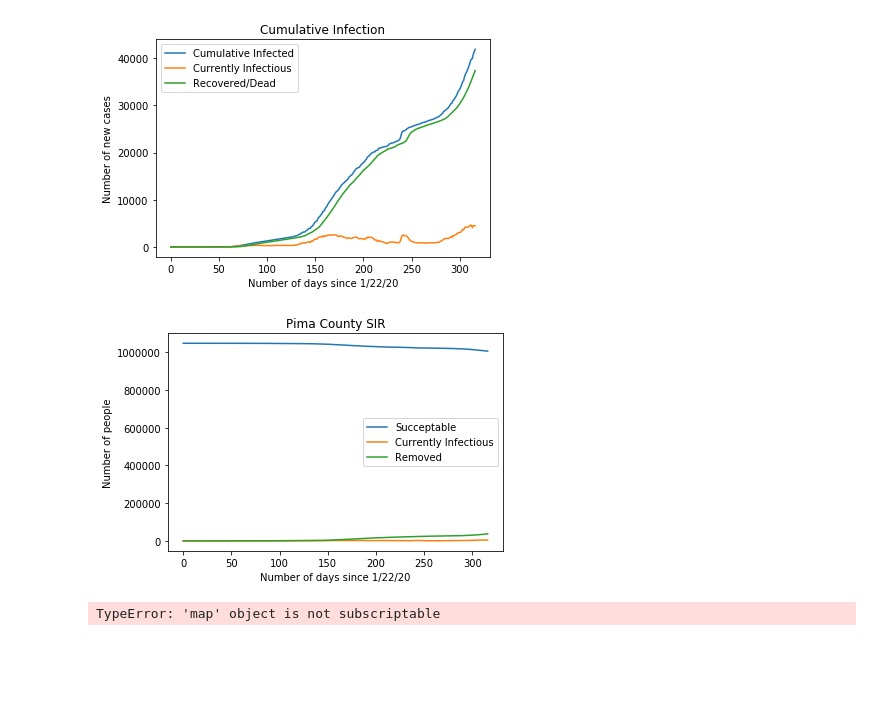
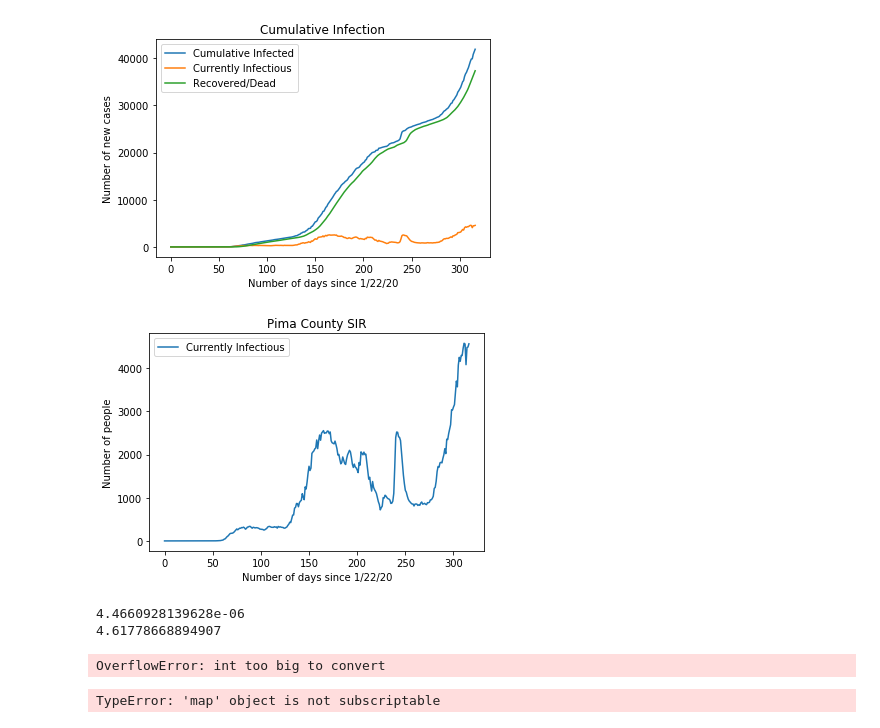
Before and after one commit to Rubalicious/vaccine-allocation, a Jupyter notebook: data kelsey.ipynb, the cells around one changed output. Drawn from its saved outputs; the diff is of its cells as text; code cells hidden in the pictures; blank space fills up the shorter version.

Commit message:
Update data kelsey with SIR fitting

```diff
--- a/data kelsey.ipynb
+++ b/data kelsey.ipynb
@@ -163,21 +162,83 @@ plt.show()
 # %%
 S = I.copy()
 S[0] = N_Pima
 
 for i in range(1, len(S)):
     S[i] = N_Pima - I[i]
 
-plt.plot(range(T), S, label='Succeptable' )
+#plt.plot(range(T), S, label='Succeptable' )
 plt.plot(range(T), I_c, label='Currently Infectious')
-plt.plot(range(T), R, label='Removed')
+#plt.plot(range(T), R, label='Removed')
 
 plt.title('Pima County SIR')
 plt.ylabel('Number of people')
 plt.xlabel('Number of days since '+timeseries[0])
 plt.legend()
 plt.show()
 # %% [output]
-[figure, old version]
+[figure, new version]
+# %%
+#SIR model fitting
+#Variables that we have: Susceptable, Infectious, Removed (S, I_c, R)
+
+N = N_Pima
+dI_c = [I_c[i+1]-I_c[i] for i in range(T-1)] #change in number of infectious people
+dI_c.insert(0, 0)
+
+
+
+#define objective function
+def objective(X, beta, gamma):
+    I_c[125:225], S[125:225] = X
+    return beta*S[125:225]*I_c[125:225] - gamma*I_c[125:225]
+
+#curve fit
+popt, _ = curve_fit(objective, (I_c[125:225], S[125:225]), dI_c[125:225])
+beta, gamma = popt
+
+print(beta)
+print(gamma)
+
+Im = I_c[125:225].copy()
+Sm = S[125:225].copy()
+Rm = R[125:225].copy()
+
+for i in range(len(R[125:225])):
+    Im[i] = 0
+    Sm[i] = 0
+    Rm[i] = 0
+
+
+#Im[0] = I_c[next((i for i, x in enumerate(I_c) if x), None)]# define this
+Im[0] = I_c[125]
+Sm[0] = N - Im[0]
+Rm[0] = 0
+
+beta = 0.00004
+gamma = 5
+
+#update I, S, R using calcualted beta and gamma
+for i in range(1, len(Im)):
+    Sm[i] = -beta*Sm[i-1]*Im[i-1] + Sm[i-1]
+    Im[i] = beta*Sm[i-1]*Im[i-1] - gamma*Im[i-1] + Im[i-1]
+    Rm[i] = gamma*Im[i-1] + Rm[i-1]
+
+#print(Im)
+#print(Sm)
+#print(Rm)
+
+plt.plot(range(100), Im, label='Currently Infectious Predicted')
+plt.plot(range(100), I_c[125:225], label='Currently Infectious')
+
+plt.title('Pima County SIR')
+plt.ylabel('Number of people')
+plt.xlabel('Number of days since '+timeseries[0])
+plt.legend()
+plt.show()
+# %% [output]
+4.4660928139628e-06
+4.61778668894907
+OverflowError: int too big to convert
 # %%
 # Suppose
 I = I_pima
```
Also changed, not shown: parts of 3 cells of this notebook.
